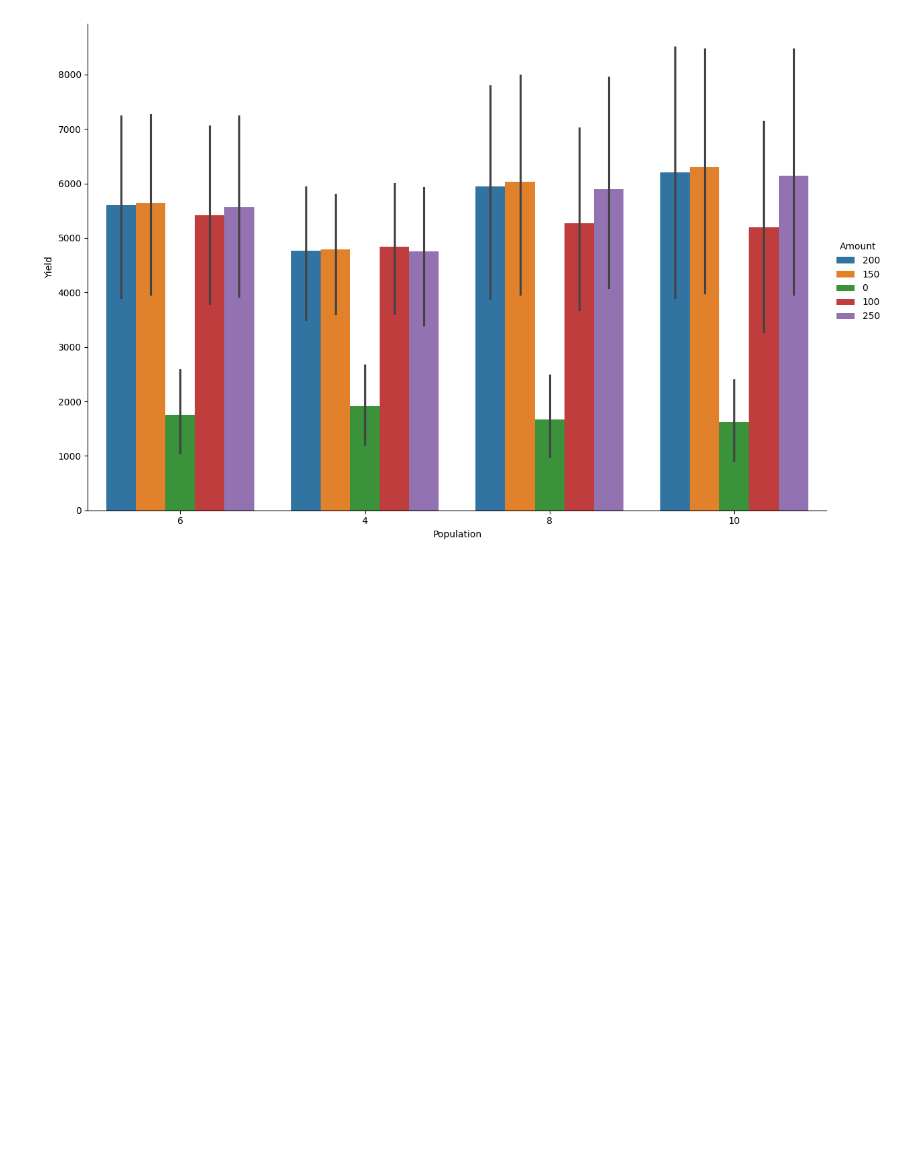
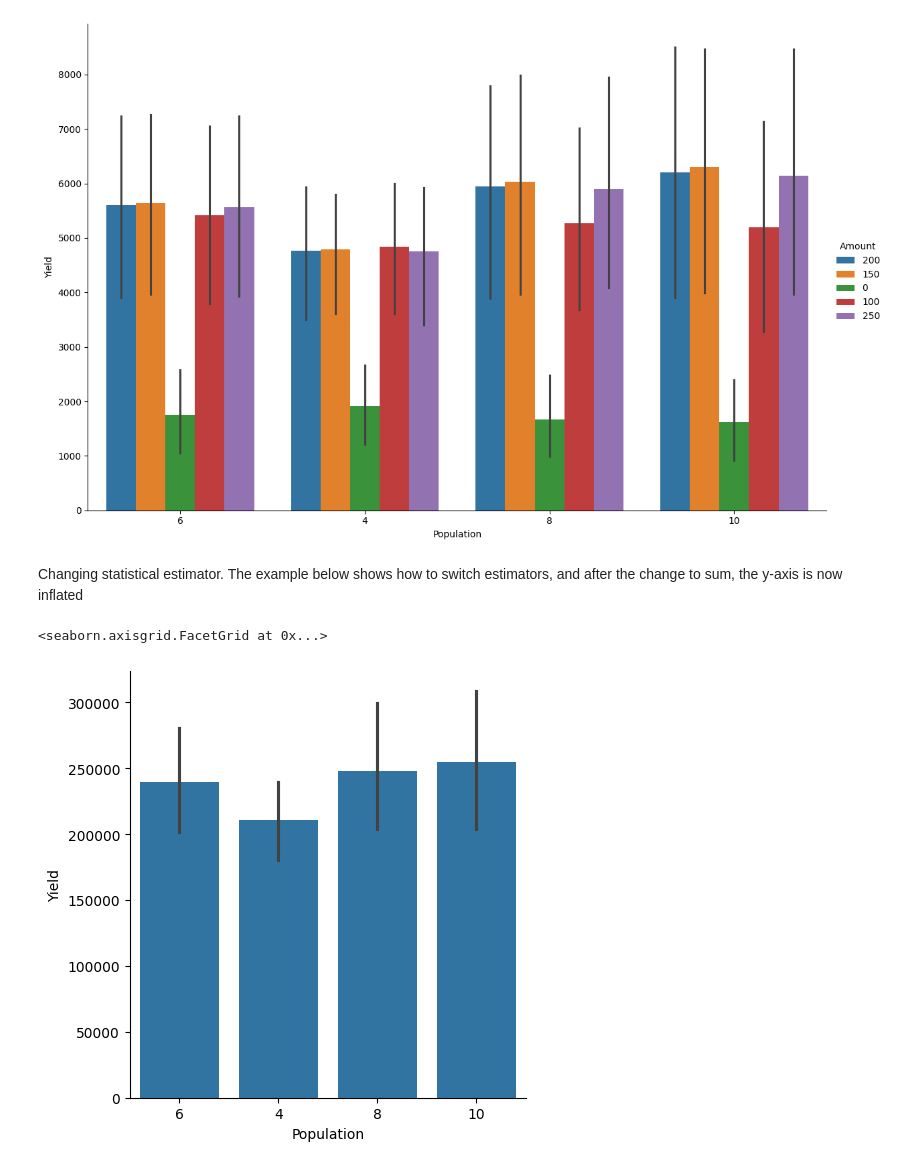
Before and after one commit to MAGALA-RICHARD/apsimNGpy, a Jupyter notebook: apsimNGpy/example_jupiter_notebooks/visualization.ipynb, the cells around one changed output. Saved outputs shown, nothing was run; the diff lists cells and outputs as text; code cells hidden in the pictures; blank space fills up the shorter version.

```diff
--- a/apsimNGpy/example_jupiter_notebooks/visualization.ipynb
+++ b/apsimNGpy/example_jupiter_notebooks/visualization.ipynb
@@ -140,3 +140,11 @@ model.cat_plot(table = 'Report', y='Yield', x= 'Population', kind = 'bar', hue=
 # %% [output]
 <seaborn.axisgrid.FacetGrid at 0x...>
 [figure]
+# %% [markdown]
+Changing statistical estimator.
+The example below shows how to switch estimators, and after the change to sum, the y-axis is now inflated
+# %%
+model.cat_plot(table = 'Report', y='Yield', x= 'Population', kind = 'bar', estimator='sum')
+# %% [output]
+<seaborn.axisgrid.FacetGrid at 0x...>
+[figure, added]
```
